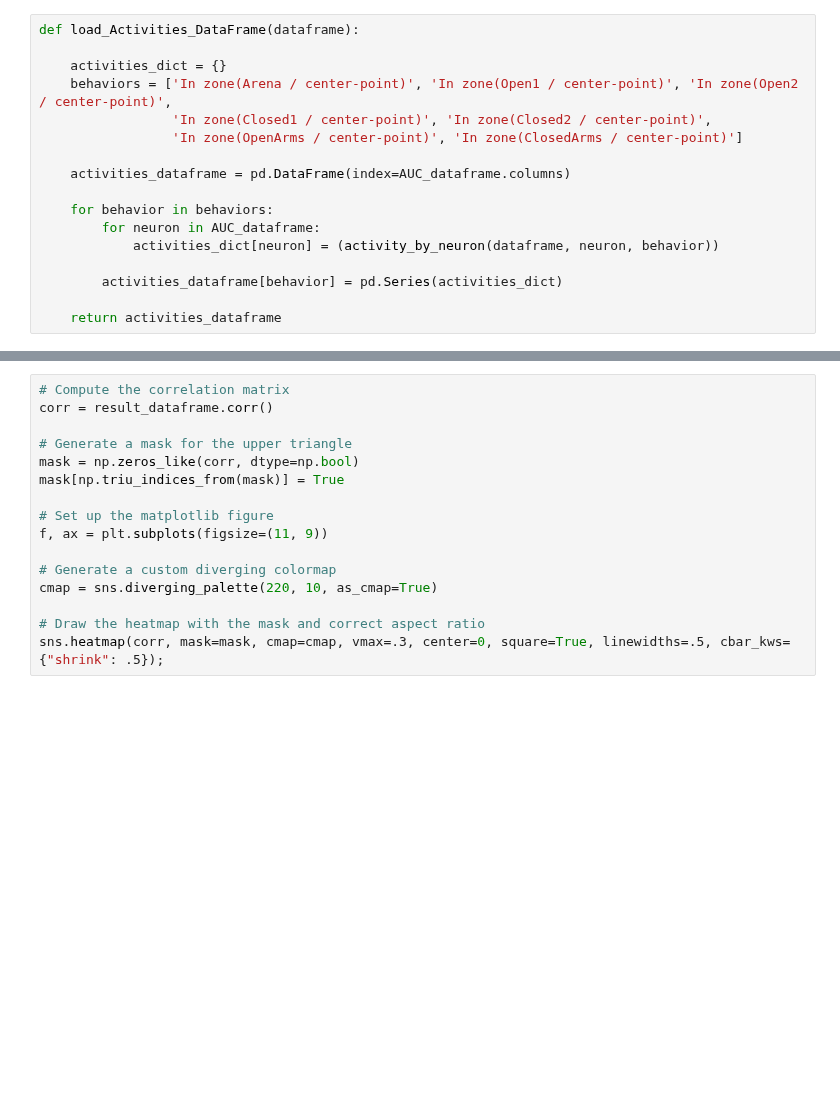
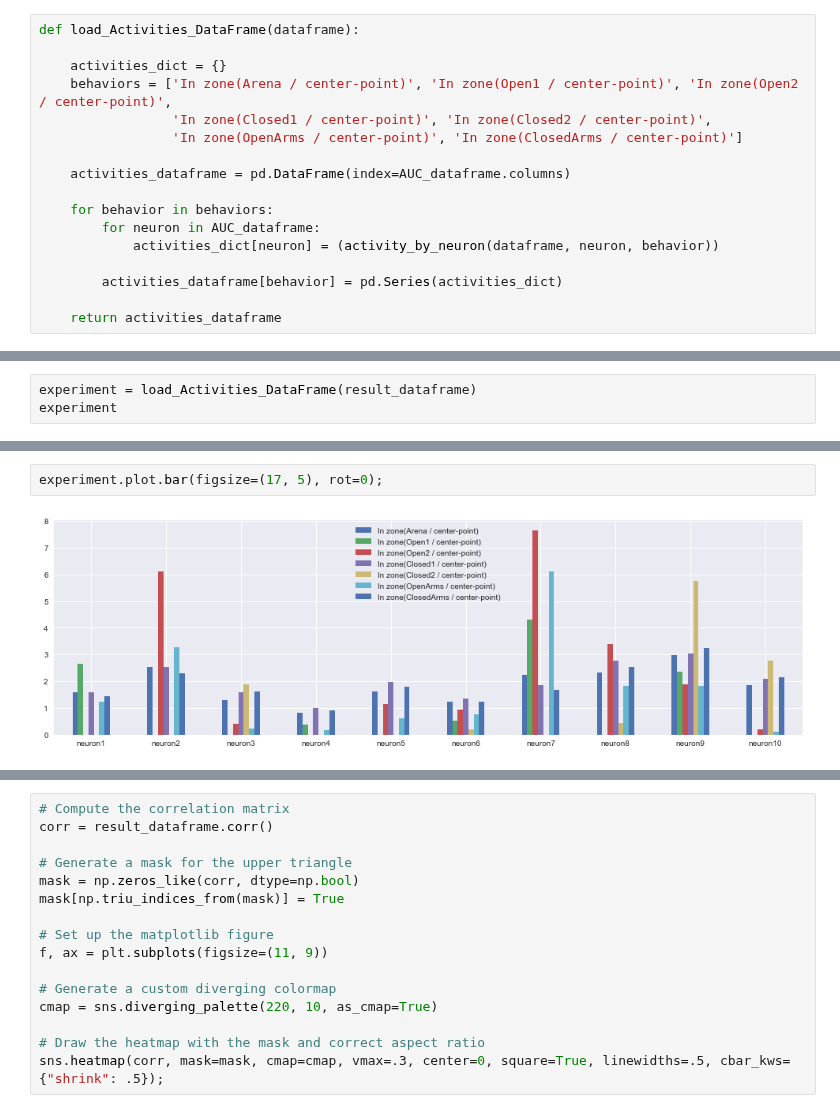
Before and after one commit to smu160/PvsNP, a Jupyter notebook: EPM_Analysis.ipynb, the cells around one changed output, grey strips where cells are left out. Cells and saved outputs as stored; diff of their text form; blank space fills up the shorter version.

Commit message:
Graphed run/norun times and graphed cumulative sums of neurons for different behaviors

```diff
--- a/EPM_Analysis.ipynb
+++ b/EPM_Analysis.ipynb
@@ -207,0 +157,3 @@ load_Activities_DataFrame(result_dataframe)
+# %%
+experiment = load_Activities_DataFrame(result_dataframe)
+experiment
@@ -207,0 +172,4 @@ load_Activities_DataFrame(result_dataframe)
+# %%
+experiment.plot.bar(figsize=(17, 5), rot=0);
+# %% [output]
+[figure, added]
```
Also changed, not shown: parts of 7 cells of this notebook.
